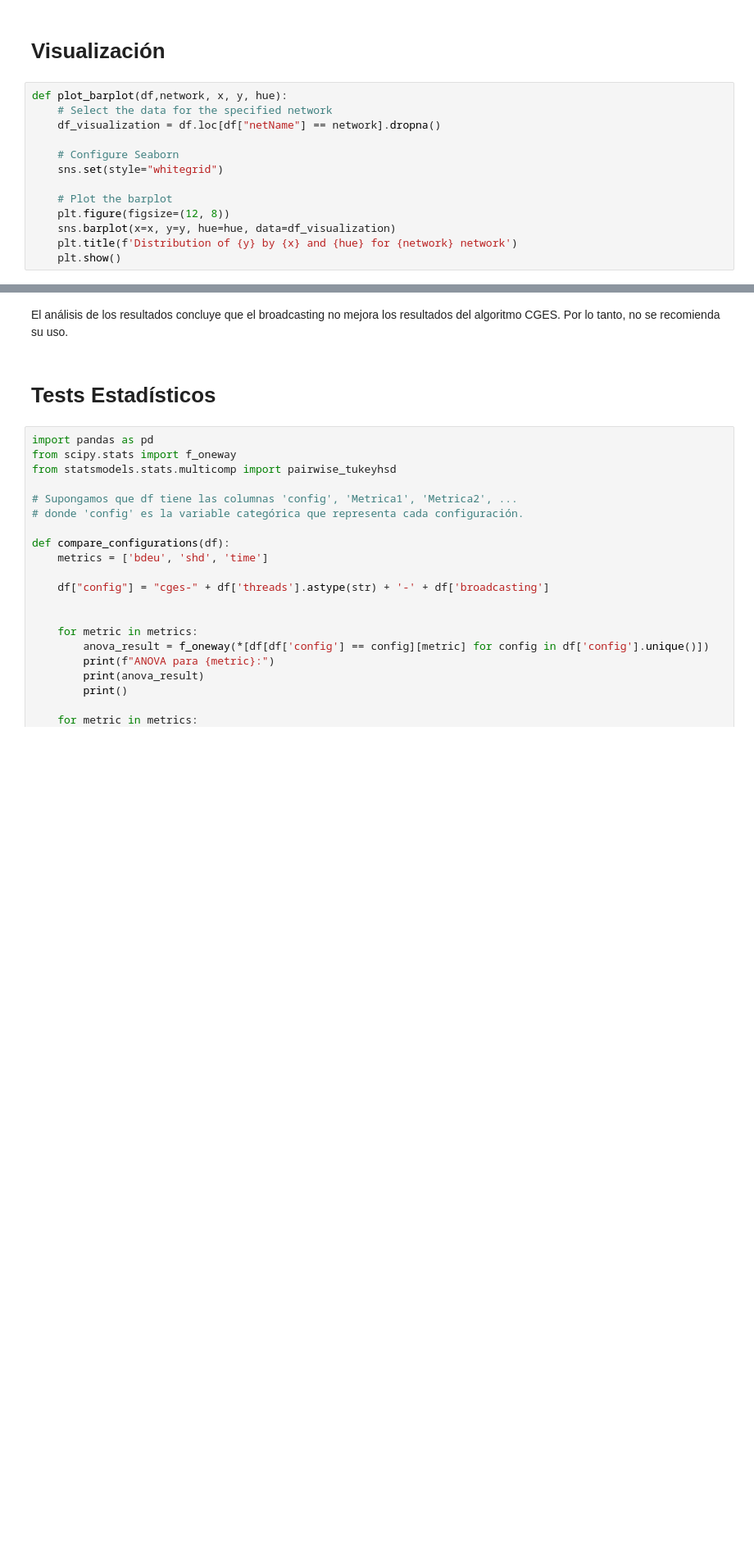
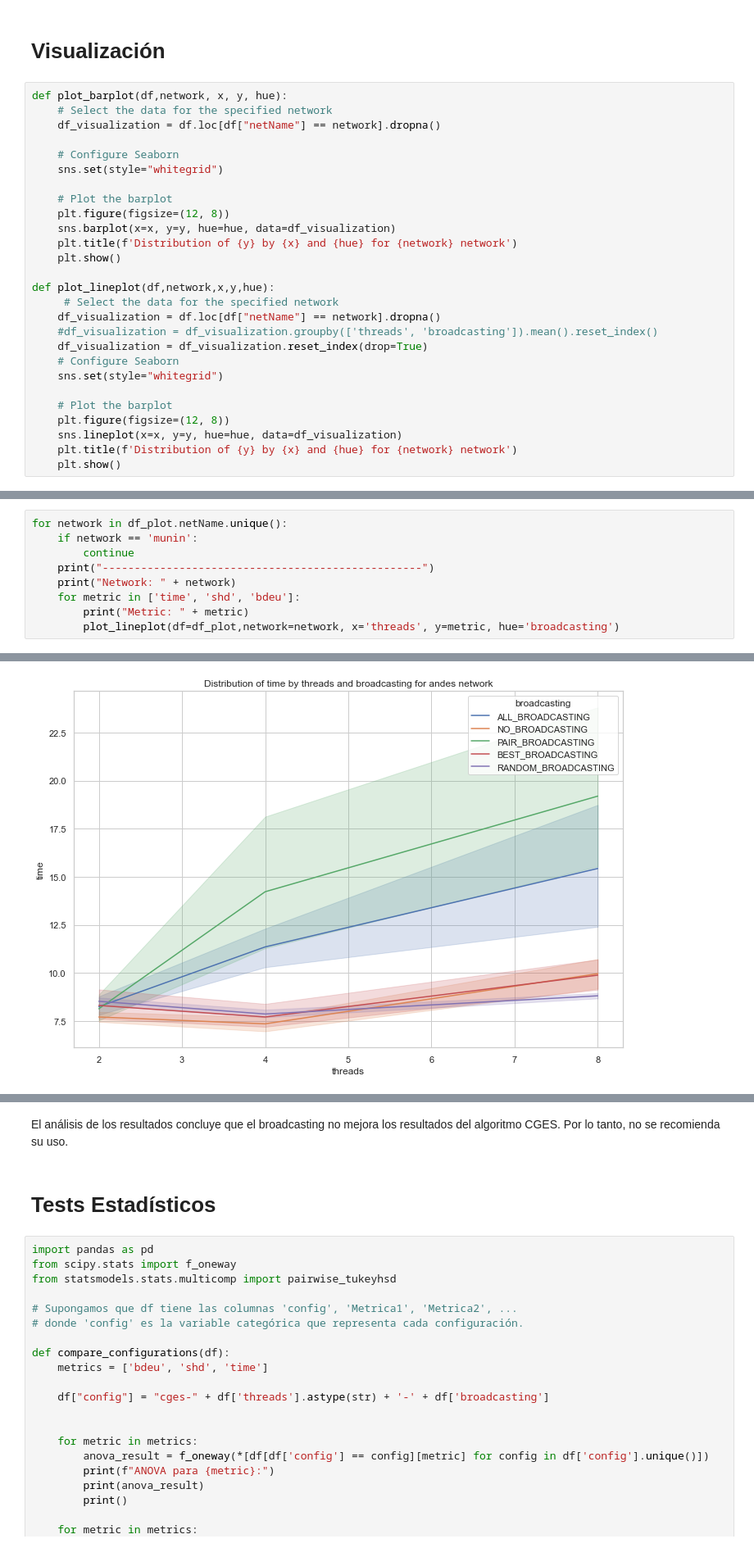
Before and after one commit to JLaborda/cges, a Jupyter notebook: notebooks/broadcasting_experiments/analysis.ipynb, the cells around one changed output, grey strips where cells are left out. Shown at 82% size. Drawn from its saved outputs; the diff is of its cells as text; blank space fills up the shorter version.

```diff
--- a/notebooks/broadcasting_experiments/analysis.ipynb
+++ b/notebooks/broadcasting_experiments/analysis.ipynb
@@ -225,6 +271,20 @@ def plot_barplot(df,network, x, y, hue):
     sns.barplot(x=x, y=y, hue=hue, data=df_visualization)
     plt.title(f'Distribution of {y} by {x} and {hue} for {network} network')
     plt.show()
+
+def plot_lineplot(df,network,x,y,hue):
+     # Select the data for the specified network
+    df_visualization = df.loc[df["netName"] == network].dropna()
+    #df_visualization = df_visualization.groupby(['threads', 'broadcasting']).mean().reset_index()
+    df_visualization = df_visualization.reset_index(drop=True)
+    # Configure Seaborn
+    sns.set(style="whitegrid")
+
+    # Plot the barplot
+    plt.figure(figsize=(12, 8))
+    sns.lineplot(x=x, y=y, hue=hue, data=df_visualization)
+    plt.title(f'Distribution of {y} by {x} and {hue} for {network} network')
+    plt.show()
 # %%
 # df_plot es el dataframe donde threads != 1
 df_plot = df[df.threads != 1]
@@ -230,0 +308,10 @@ df_plot = df[df.threads != 1]
+# %%
+for network in df_plot.netName.unique():
+    if network == 'munin':
+        continue
+    print("--------------------------------------------------")
+    print("Network: " + network)
+    for metric in ['time', 'shd', 'bdeu']:
+        print("Metric: " + metric)
+        plot_lineplot(df=df_plot,network=network, x='threads', y=metric, hue='broadcasting')
+# %% [output]
@@ -230,0 +321 @@ df_plot = df[df.threads != 1]
+[figure, added]
```
Also changed, not shown: parts of 17 cells of this notebook, 21 other files.
